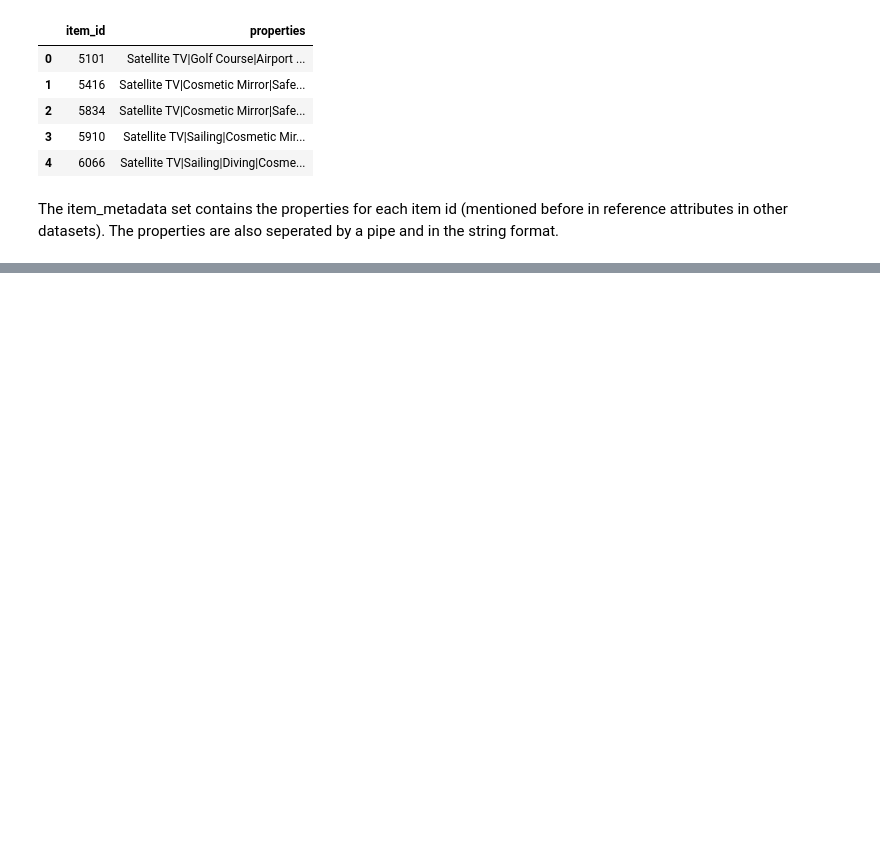
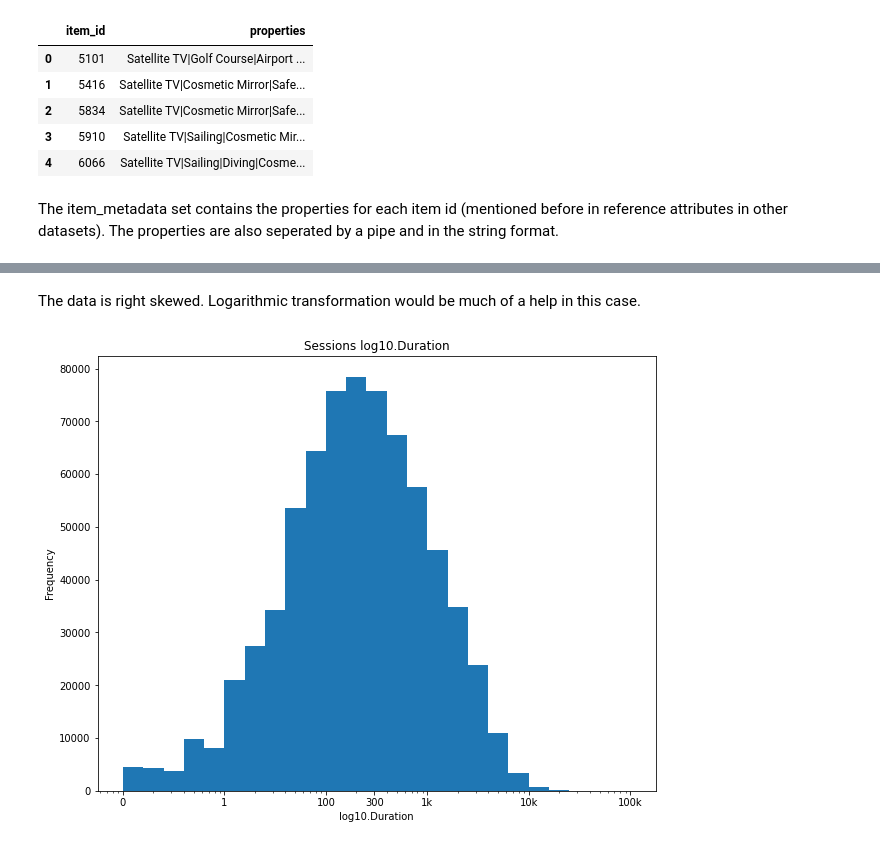
Before and after one commit to ZeyadSabbah/TrivagoRecommenderSystem, a Jupyter notebook: UdacityEDA.ipynb, the cells around one changed output, grey strips where cells are left out. Drawn from its saved outputs; the diff is of its cells as text; code cells hidden in the pictures; blank space fills up the shorter version.

```diff
--- a/UdacityEDA.ipynb
+++ b/UdacityEDA.ipynb
@@ -141,0 +257,18 @@ The item_metadata set contains the properties for each item id (mentioned before
+# %% [markdown]
+The data is right skewed. Logarithmic transformation would be much of a help in this case.
+# %%
+bin_size = 0.2
+bin_edges = 10 ** np.arange(0, 5 + bin_size, bin_size)
+
+plt.figure(figsize=[10, 8])
+plt.hist(sessions_duration, bins=bin_edges)
+x_locs = [1e0, 1e1, 1e2, 3e2, 1e3, 1e4, 1e5]
+x_labels = ['0', '1', '100', '300', '1k', '10k', '100k']
+plt.xscale('log')
+plt.xticks(x_locs, x_labels)
+plt.xlabel('log10.Duration')
+plt.ylabel('Frequency')
+plt.title('Sessions log10.Duration')
+plt.show()
+# %% [output]
+[figure, added]
```
Also changed, not shown: parts of 40 cells of this notebook.
